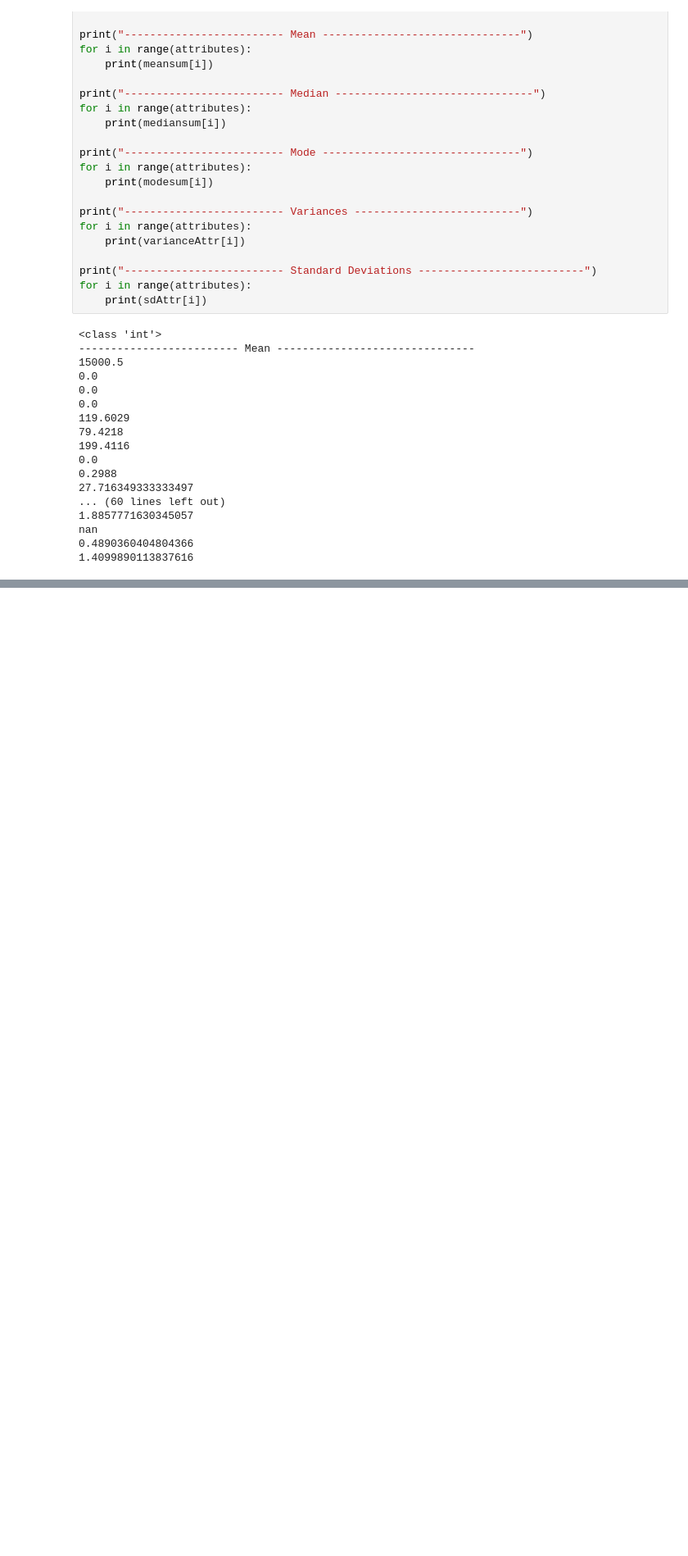
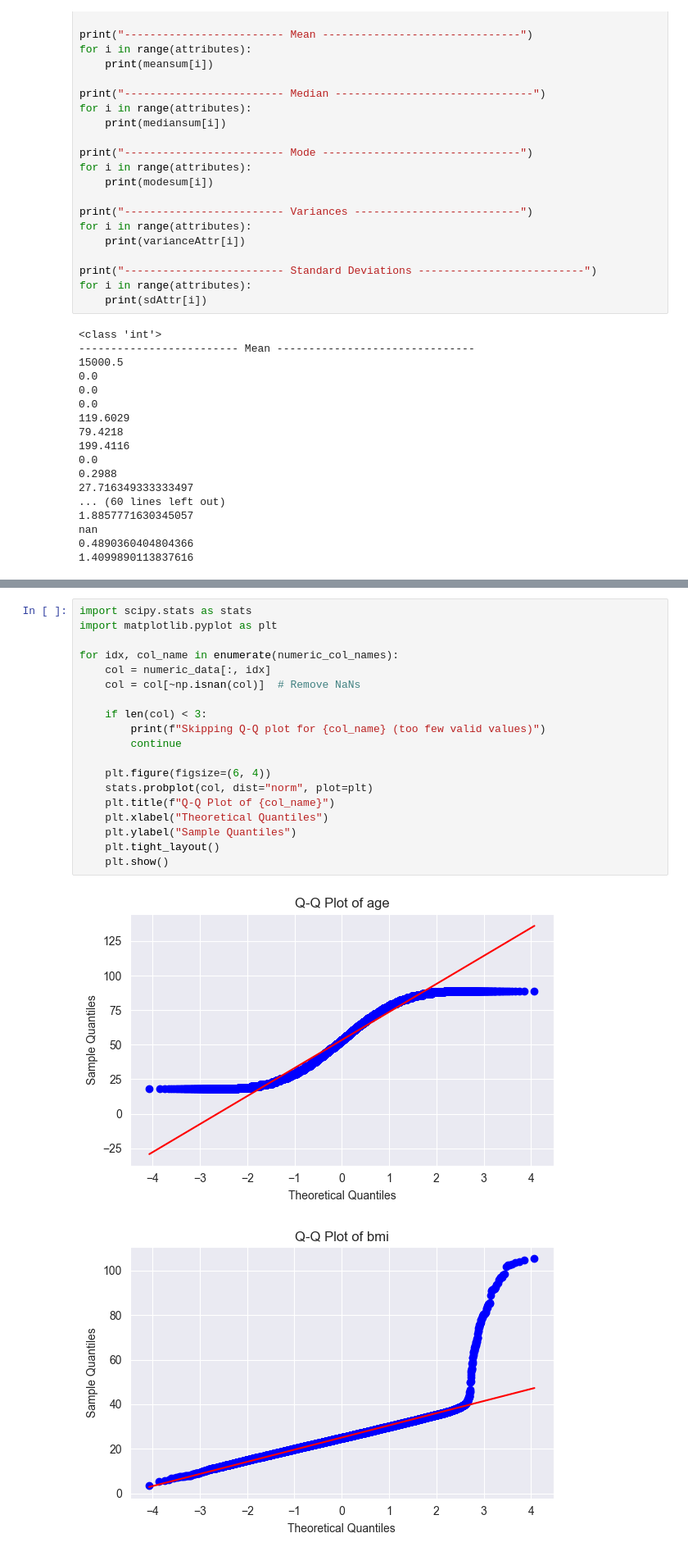
Before and after one commit to SaifullahKhanSafi/TechHealth_Analytics_ML, a Jupyter notebook: techHealth.ipynb, the cells around one changed output, grey strips where cells are left out. Shown at 82% size. Drawn from its saved outputs; the diff is of its cells as text; blank space fills up the shorter version.

```diff
--- a/techHealth.ipynb
+++ b/techHealth.ipynb
@@ -182,0 +353,22 @@ nan
+# %%
+import scipy.stats as stats
+import matplotlib.pyplot as plt
+
+for idx, col_name in enumerate(numeric_col_names):
+    col = numeric_data[:, idx]
+    col = col[~np.isnan(col)]  # Remove NaNs
+
+    if len(col) < 3:
+        print(f"Skipping Q-Q plot for {col_name} (too few valid values)")
+        continue
+
+    plt.figure(figsize=(6, 4))
+    stats.probplot(col, dist="norm", plot=plt)
+    plt.title(f"Q-Q Plot of {col_name}")
+    plt.xlabel("Theoretical Quantiles")
+    plt.ylabel("Sample Quantiles")
+    plt.tight_layout()
+    plt.show()
+# %% [output]
+[figure, added]
+[figure, added]
```
Also changed, not shown: parts of 6 cells of this notebook, 1 other file.
